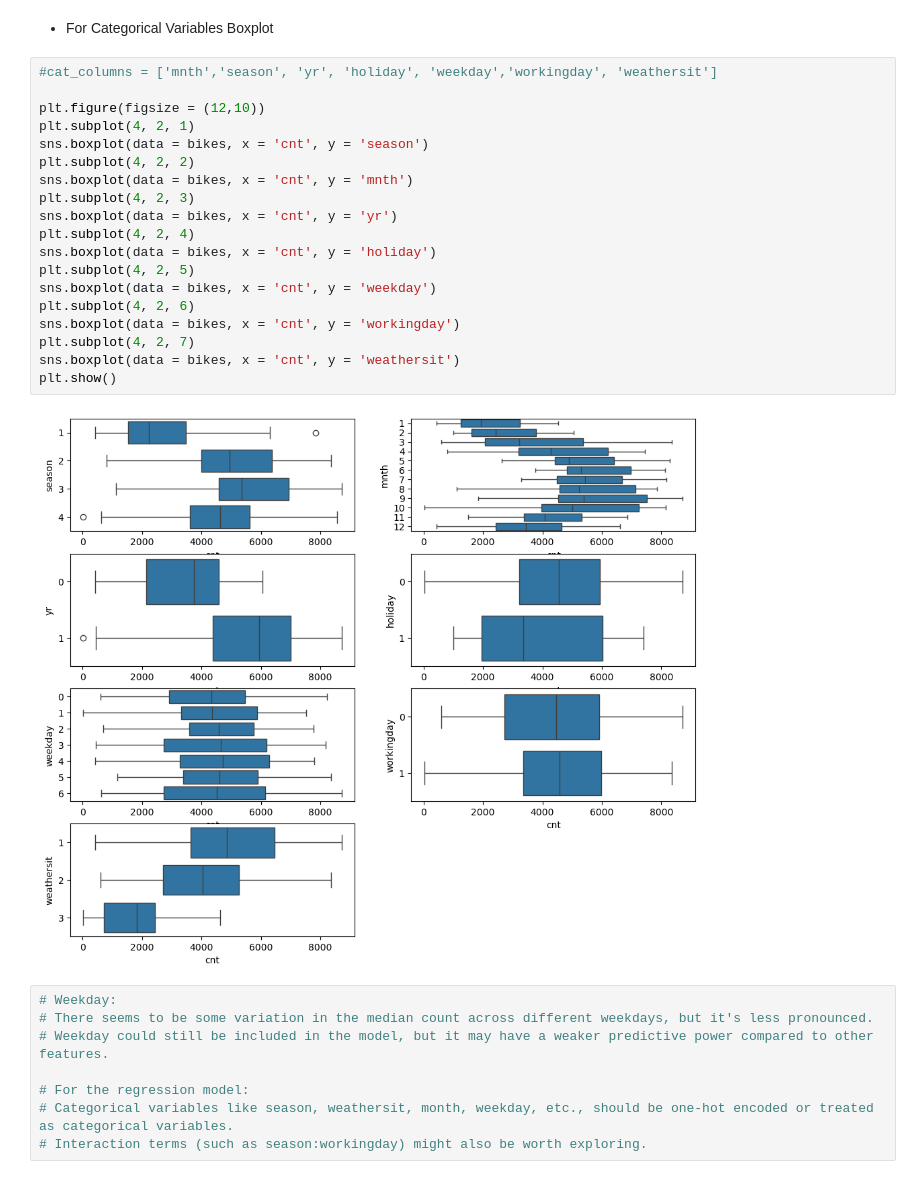
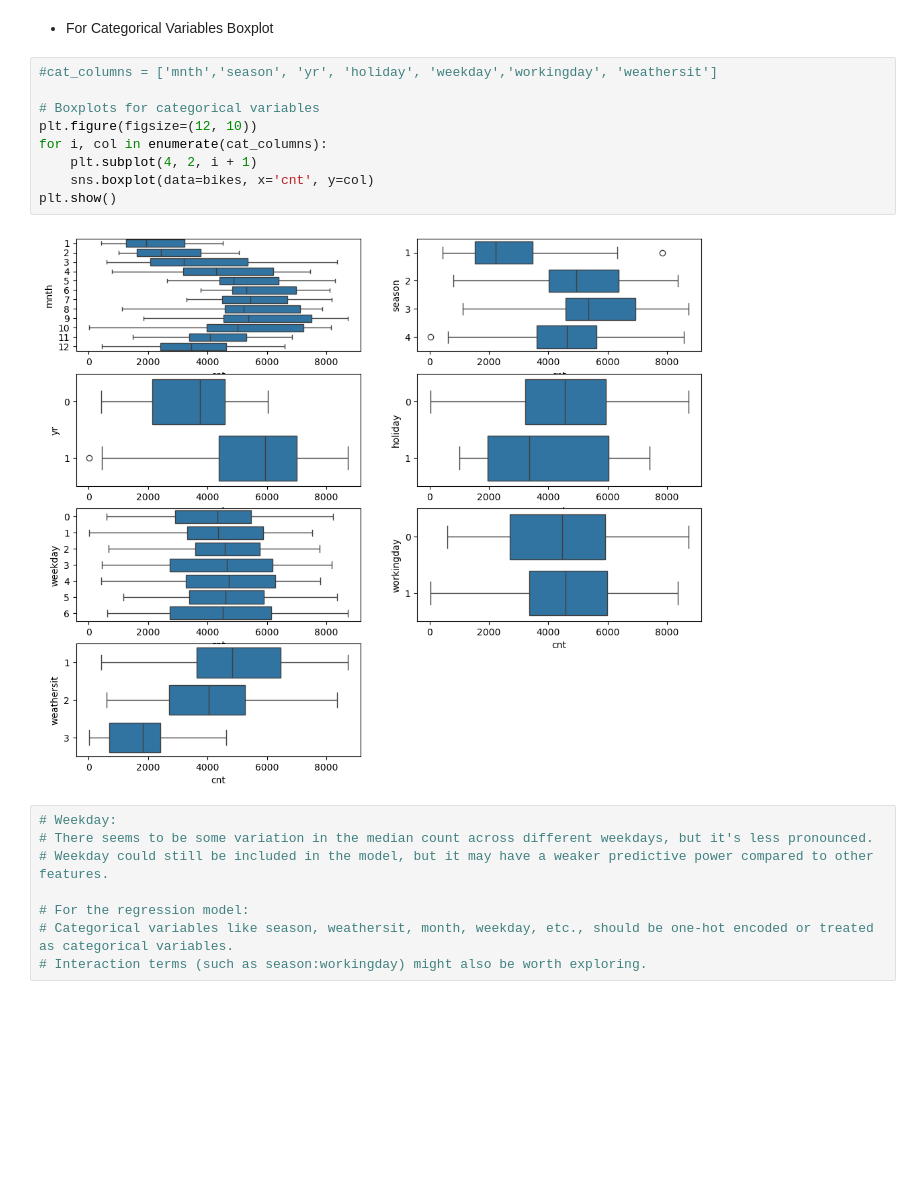
Before and after one commit to AnishRane-cox/Bike-Demand-Prediction-MLR, a Jupyter notebook: Shared_Bike.ipynb, the cells around one changed output. Cells and saved outputs as stored; diff of their text form; blank space fills up the shorter version.

Commit message:
Final Edit
Sorted Prediction on Test data and Train data works

```diff
--- a/Shared_Bike.ipynb
+++ b/Shared_Bike.ipynb
@@ -154,24 +155,14 @@ plt.show()
 # %%
 #cat_columns = ['mnth','season', 'yr', 'holiday', 'weekday','workingday', 'weathersit']
 
-plt.figure(figsize = (12,10))
-plt.subplot(4, 2, 1)
-sns.boxplot(data = bikes, x = 'cnt', y = 'season')
-plt.subplot(4, 2, 2)
-sns.boxplot(data = bikes, x = 'cnt', y = 'mnth')
-plt.subplot(4, 2, 3)
-sns.boxplot(data = bikes, x = 'cnt', y = 'yr')
-plt.subplot(4, 2, 4)
-sns.boxplot(data = bikes, x = 'cnt', y = 'holiday')
-plt.subplot(4, 2, 5)
-sns.boxplot(data = bikes, x = 'cnt', y = 'weekday')
-plt.subplot(4, 2, 6)
-sns.boxplot(data = bikes, x = 'cnt', y = 'workingday')
-plt.subplot(4, 2, 7)
-sns.boxplot(data = bikes, x = 'cnt', y = 'weathersit')
+# Boxplots for categorical variables
+plt.figure(figsize=(12, 10))
+for i, col in enumerate(cat_columns):
+    plt.subplot(4, 2, i + 1)
+    sns.boxplot(data=bikes, x='cnt', y=col)
 plt.show()
 # %% [output]
-[figure, old version]
+[figure, new version]
 # %%
 # Weekday:
 # There seems to be some variation in the median count across different weekdays, but it's less pronounced.
```
Also changed, not shown: parts of 93 cells of this notebook.
